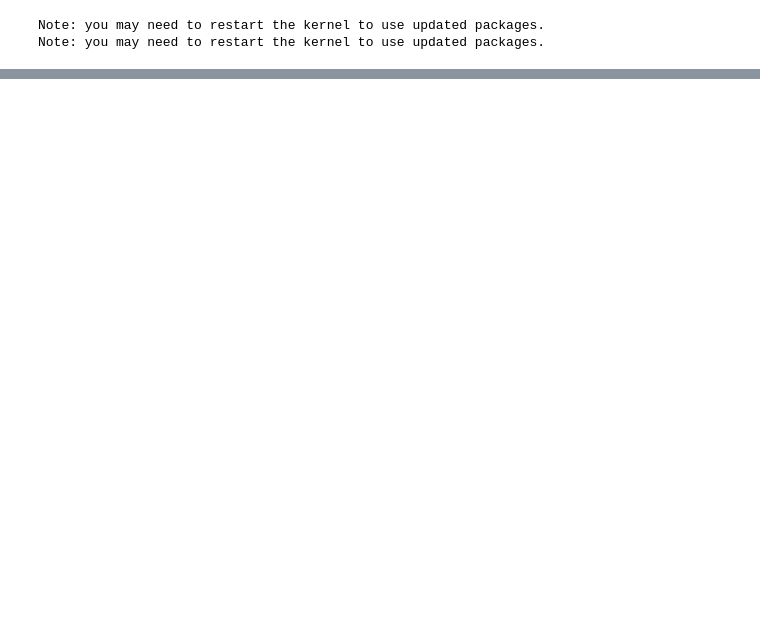
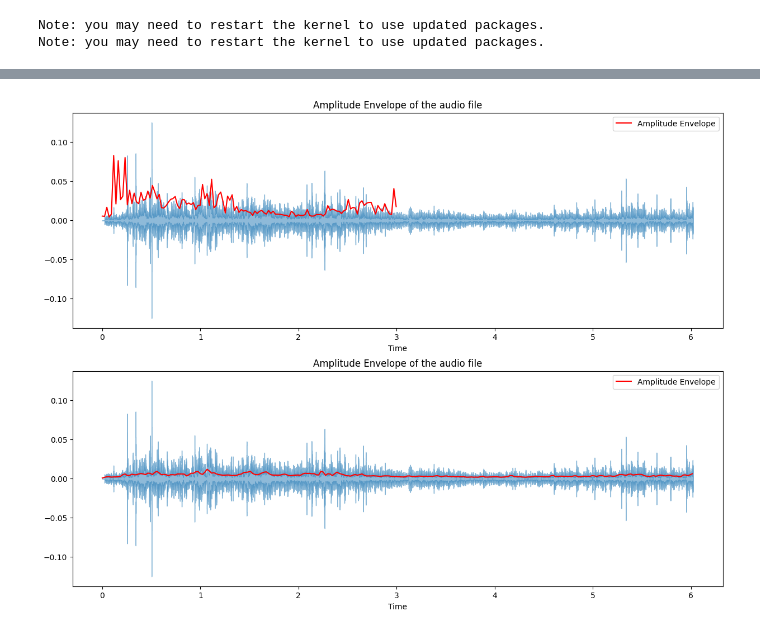
Before and after one commit to Sandeepkumaramgothu/ASE_practice, a Jupyter notebook: Extract_Amplitude.ipynb, the cells around one changed output, grey strips where cells are left out. Cells and saved outputs as stored; diff of their text form; code cells hidden in the pictures; blank space fills up the shorter version.

```diff
--- a/Extract_Amplitude.ipynb
+++ b/Extract_Amplitude.ipynb
@@ -17,0 +93,6 @@ import matplotlib.ticker as mplticker
+# %%
+ae_debussy = amplitude_envelope(debussy, frame_size, hop_length=512)
+print(ae_debussy.shape)
+print(ae_debussy)
+print(len(ae_debussy))
+print(ae_debussy.size)
@@ -17,0 +117,6 @@ import matplotlib.ticker as mplticker
+# %%
+fancy_ae_debussy = fancy_amplitude_envelope(debussy, frame_size, hop_length=512)
+print(fancy_ae_debussy.shape)
+print(fancy_ae_debussy)
+print(len(fancy_ae_debussy))
+print(fancy_ae_debussy.size)
@@ -17,0 +141,22 @@ import matplotlib.ticker as mplticker
+# %%
+frames = range(0, ae_debussy.size)
+t = librosa.frames_to_time(frames, hop_length=512)
+
+frames_fancy = range(0, fancy_ae_debussy.size)
+t_fancy = librosa.frames_to_time(frames_fancy, hop_length=512)
+# %%
+plt.figure(figsize=(15, 17))
+plt.subplot(3, 1, 1)
+librosa.display.waveshow(debussy, sr=sr, alpha=0.5)
+plt.plot(t, ae_debussy, color="r", label='Amplitude Envelope')
+plt.title('Amplitude Envelope of the audio file')
+plt.legend()
+
+plt.subplot(3, 1, 2)
+librosa.display.waveshow(debussy, sr=sr, alpha=0.5)
+plt.plot(t_fancy, fancy_ae_debussy, color="r", label='Amplitude Envelope')
+plt.title('Amplitude Envelope of the audio file')
+plt.legend()
+plt.show()
+# %% [output]
+[figure, added]
```
Also changed, not shown: parts of 14 cells of this notebook.
